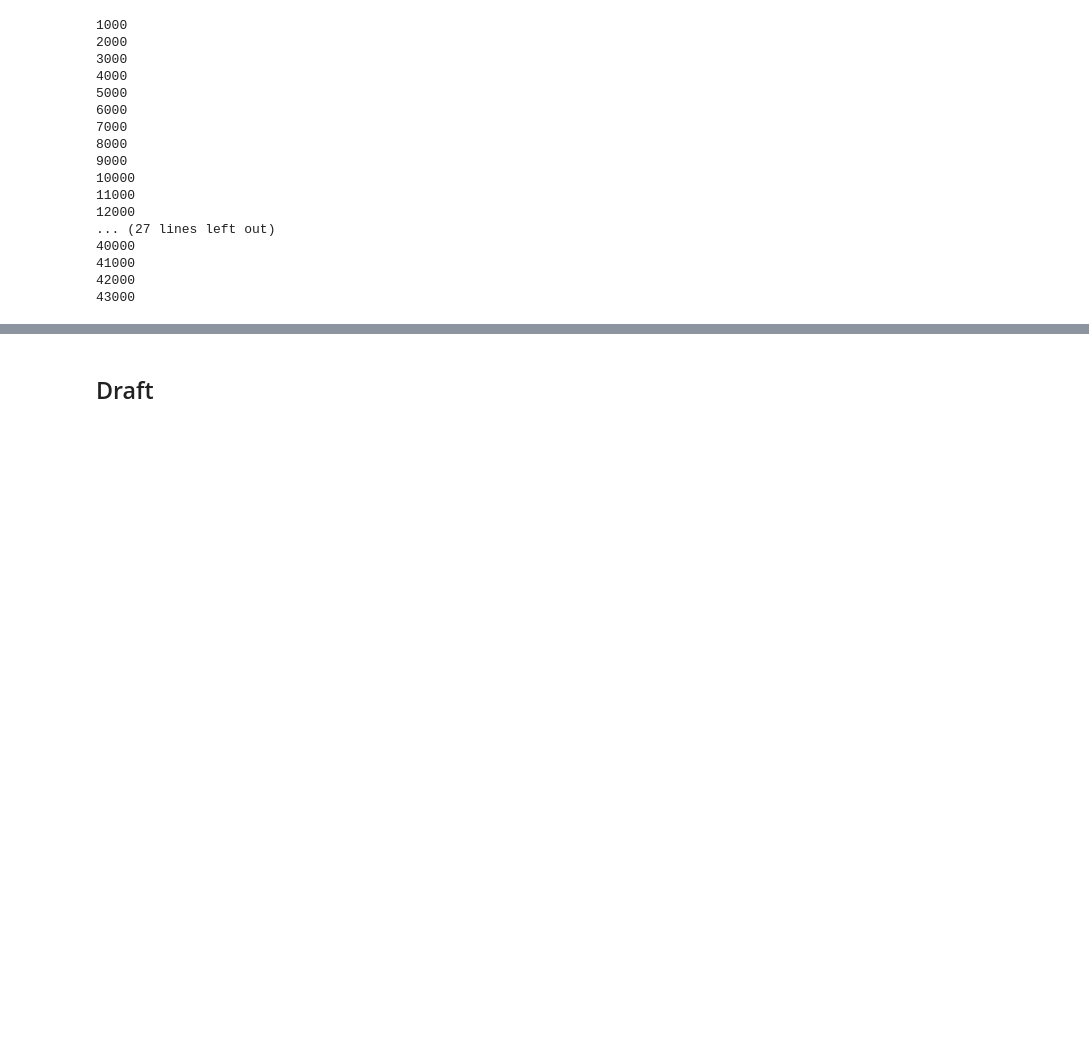
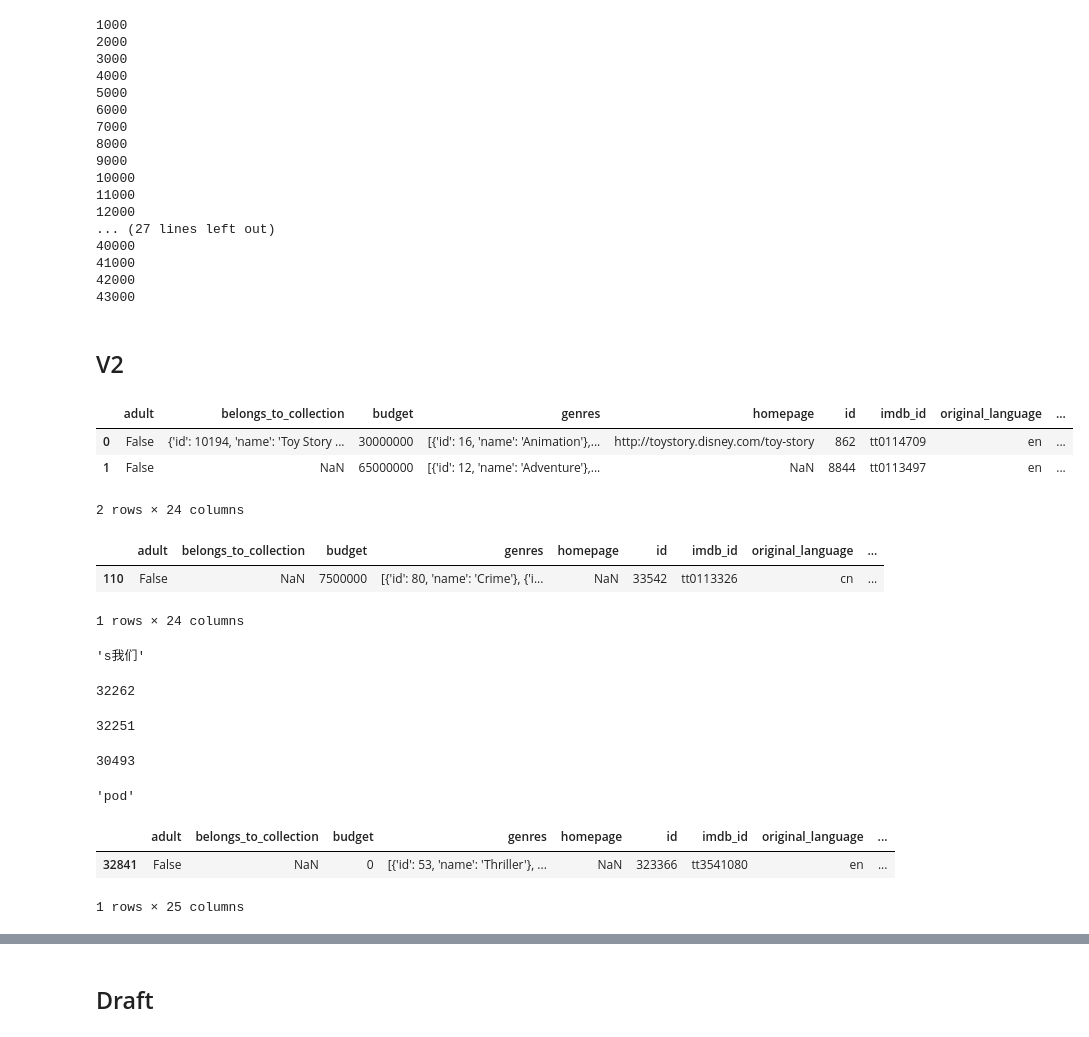
Before and after one commit to viviancaiyw/CS4300, a Jupyter notebook: data/titles_analysis.ipynb, the cells around one changed output, grey strips where cells are left out. Cells and saved outputs as stored; diff of their text form; code cells hidden in the pictures; blank space fills up the shorter version.

```diff
--- a/data/titles_analysis.ipynb
+++ b/data/titles_analysis.ipynb
@@ -156,3 +156,5 @@ json.dump(title_top_100_similar_map, open('./steamData/80k_data/movie_game_title
 
 # with open('./steamData/80k_data/movie_game_title_similarity_1.pkl', 'wb') as output_file:
 #     pickle.dump(title_sim_mat_df, output_file)
+# %% [markdown]
+## V2
@@ -158,0 +168,18 @@ json.dump(title_top_100_similar_map, open('./steamData/80k_data/movie_game_title
+# %%
+movie_data_df.head(2)
+# %% [output]
+|  | adult | belongs_to_collection | budget | genres | homepage | id | imdb_id | original_language | ... |
+| 0 | False | {'id': 10194, 'name': 'Toy Story ... | 30000000 | [{'id': 16, 'name': 'Animation'},... | http://toystory.disney.com/toy-story | 862 | tt0114709 | en | ... |
+| 1 | False | NaN | 65000000 | [{'id': 12, 'name': 'Adventure'},... | NaN | 8844 | tt0113497 | en | ... |
+2 rows × 24 columns
+# %%
+movie_data_df[movie_data_df['imdb_id'] == 'tt0113326']
+# %% [output]
+|  | adult | belongs_to_collection | budget | genres | homepage | id | imdb_id | original_language | ... |
+| 110 | False | NaN | 7500000 | [{'id': 80, 'name': 'Crime'}, {'i... | NaN | 33542 | tt0113326 | cn | ... |
+1 rows × 24 columns
+# %%
+import re
+"".join(filter(str.isalpha, "!!!s我们"))
+# %% [output]
+'s我们'
@@ -158,0 +190,12 @@ json.dump(title_top_100_similar_map, open('./steamData/80k_data/movie_game_title
+# %%
+len(unique_en_movies)
+# %% [output]
+32262
+# %%
+len(set(unique_en_movies['id']))
+# %% [output]
+32251
+# %%
+len(set(unique_en_movies['original_title']))
+# %% [output]
+30493
@@ -158,0 +213,10 @@ json.dump(title_top_100_similar_map, open('./steamData/80k_data/movie_game_title
+# %%
+get_filtered_mov_name({"original_title": 'Pod'})
+# %% [output]
+'pod'
+# %%
+movie_data_df[movie_data_df['imdb_id'] == 'tt3541080']
+# %% [output]
+|  | adult | belongs_to_collection | budget | genres | homepage | id | imdb_id | original_language | ... |
+| 32841 | False | NaN | 0 | [{'id': 53, 'name': 'Thriller'}, ... | NaN | 323366 | tt3541080 | en | ... |
+1 rows × 25 columns
```
Also changed, not shown: parts of 31 cells of this notebook, 3 other files.
